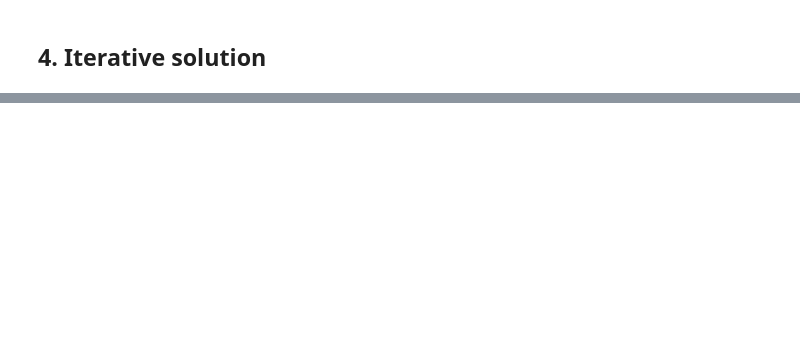
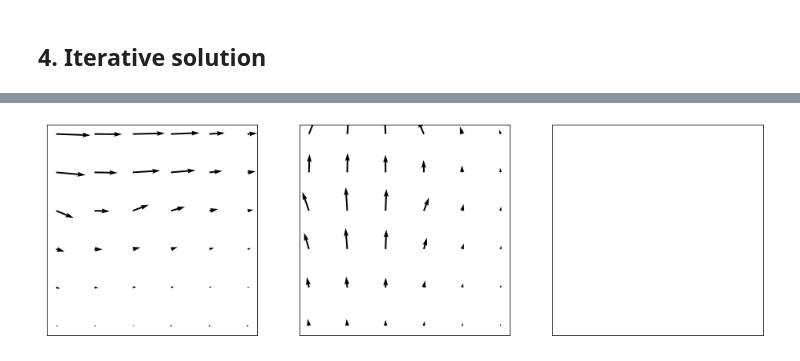
Before and after one commit to olley102/CommunityDetectionURSS, a Jupyter notebook: optical_flow.ipynb, the cells around one changed output, grey strips where cells are left out. Saved outputs shown, nothing was run; the diff lists cells and outputs as text; code cells hidden in the pictures; blank space fills up the shorter version.

```diff
--- a/optical_flow.ipynb
+++ b/optical_flow.ipynb
@@ -34,7 +35,7 @@ def image_seq_partial(arr):
       partial_x[:-1, :-1, :-1],
       partial_y[:-1, :-1, :-1],
       partial_t[:-1, :-1, :-1]
-  ), axis=-1)
+  ), axis=0)
 # %%
 im_arr = np.stack([np.array([
         [1, 1, 1, 0, 0, 0],
@@ -222,0 +221,8 @@ def iteration_step(uv, e_x, e_y, e_t, alpha):
+# %%
+def iteration_step(uv, e_x, e_y, e_t, alpha):
+  u_loc = image_local_averages(uv[0])
+  v_loc = image_local_averages(uv[1])
+  uv_new = np.zeros_like(uv)
+  uv_new[0] += u_loc - e_x*(e_x*u_loc + e_y*v_loc + e_t) / (alpha**2 + e_x**2 + e_y**2)
+  uv_new[1] += v_loc - e_y*(e_x*u_loc + e_y*v_loc + e_t) / (alpha**2 + e_x**2 + e_y**2)
+  return uv_new
@@ -222,0 +256,2 @@ def iteration_step(uv, e_x, e_y, e_t, alpha):
+# %%
+uv = iteration(im_arr, 10, alpha=10, use_previous=False)
@@ -222,0 +262,23 @@ def iteration_step(uv, e_x, e_y, e_t, alpha):
+# %%
+fig = plt.figure(figsize=(16, 9))
+ax1 = fig.add_subplot(131)
+ax1.xaxis.set_visible(False)
+ax1.yaxis.set_visible(False)
+ax1.set_aspect('equal')
+plt.quiver(uv[0, ::-1, :, 0], uv[1, ::-1, :, 0])
+
+ax2 = fig.add_subplot(132)
+ax2.xaxis.set_visible(False)
+ax2.yaxis.set_visible(False)
+ax2.set_aspect('equal')
+plt.quiver(uv[0, ::-1, :, 1], uv[1, ::-1, :, 1])
+
+ax3 = fig.add_subplot(133)
+ax3.xaxis.set_visible(False)
+ax3.yaxis.set_visible(False)
+ax3.set_aspect('equal')
+plt.quiver(uv[0, ::-1, :, 2], uv[1, ::-1, :, 2])
+
+plt.show()
+# %% [output]
+[figure, added]
```
Also changed, not shown: parts of 11 cells of this notebook.
